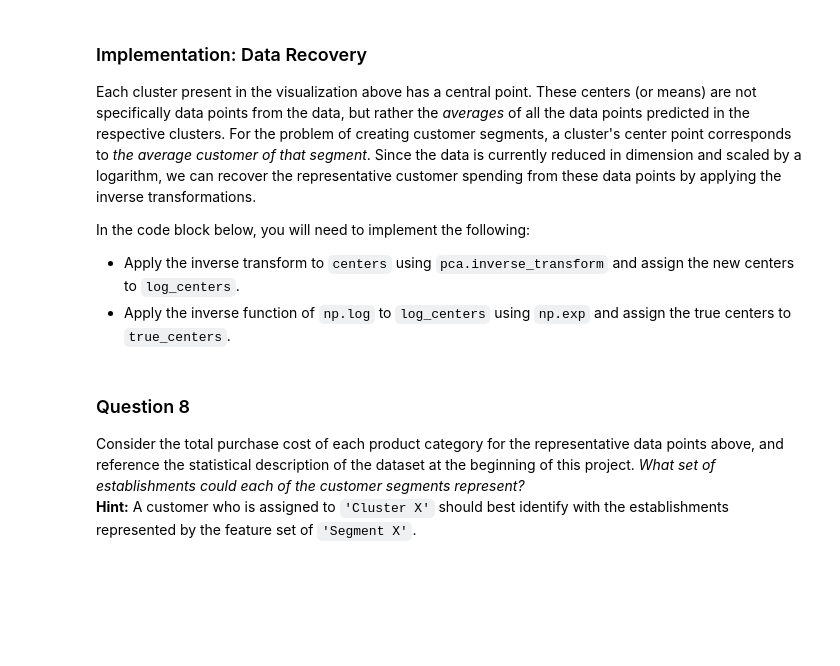
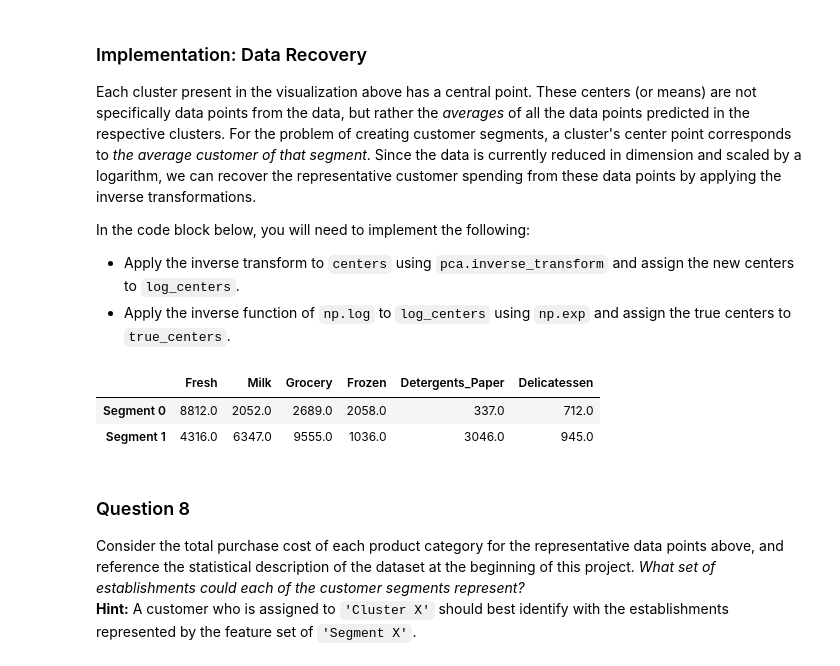
Before and after one commit to upadhyayvijay/machineLearningND, a Jupyter notebook: customer_segments/customer_segments.ipynb, the cells around one changed output. Cells and saved outputs as stored; diff of their text form; code cells hidden in the pictures; blank space fills up the shorter version.

```diff
--- a/customer_segments/customer_segments.ipynb
+++ b/customer_segments/customer_segments.ipynb
@@ -563,16 +572,20 @@ In the code block below, you will need to implement the following:
  - Apply the inverse function of `np.log` to `log_centers` using `np.exp` and assign the true centers to `true_centers`.
 # %%
 # TODO: Inverse transform the centers
-log_centers = None
+log_centers = pca.inverse_transform(centers)
 
 # TODO: Exponentiate the centers
-true_centers = None
+true_centers = np.exp(log_centers)
 
 # Display the true centers
 segments = ['Segment {}'.format(i) for i in range(0,len(centers))]
 true_centers = pd.DataFrame(np.round(true_centers), columns = data.keys())
 true_centers.index = segments
 display(true_centers)
+# %% [output]
+|  | Fresh | Milk | Grocery | Frozen | Detergents_Paper | Delicatessen |
+| Segment 0 | 8812.0 | 2052.0 | 2689.0 | 2058.0 | 337.0 | 712.0 |
+| Segment 1 | 4316.0 | 6347.0 | 9555.0 | 1036.0 | 3046.0 | 945.0 |
 # %% [markdown]
 ### Question 8
 Consider the total purchase cost of each product category for the representative data points above, and reference the statistical description of the dataset at the beginning of this project. *What set of establishments could each of the customer segments represent?*
```
Also changed, not shown: parts of 15 cells of this notebook, 1 other file.
